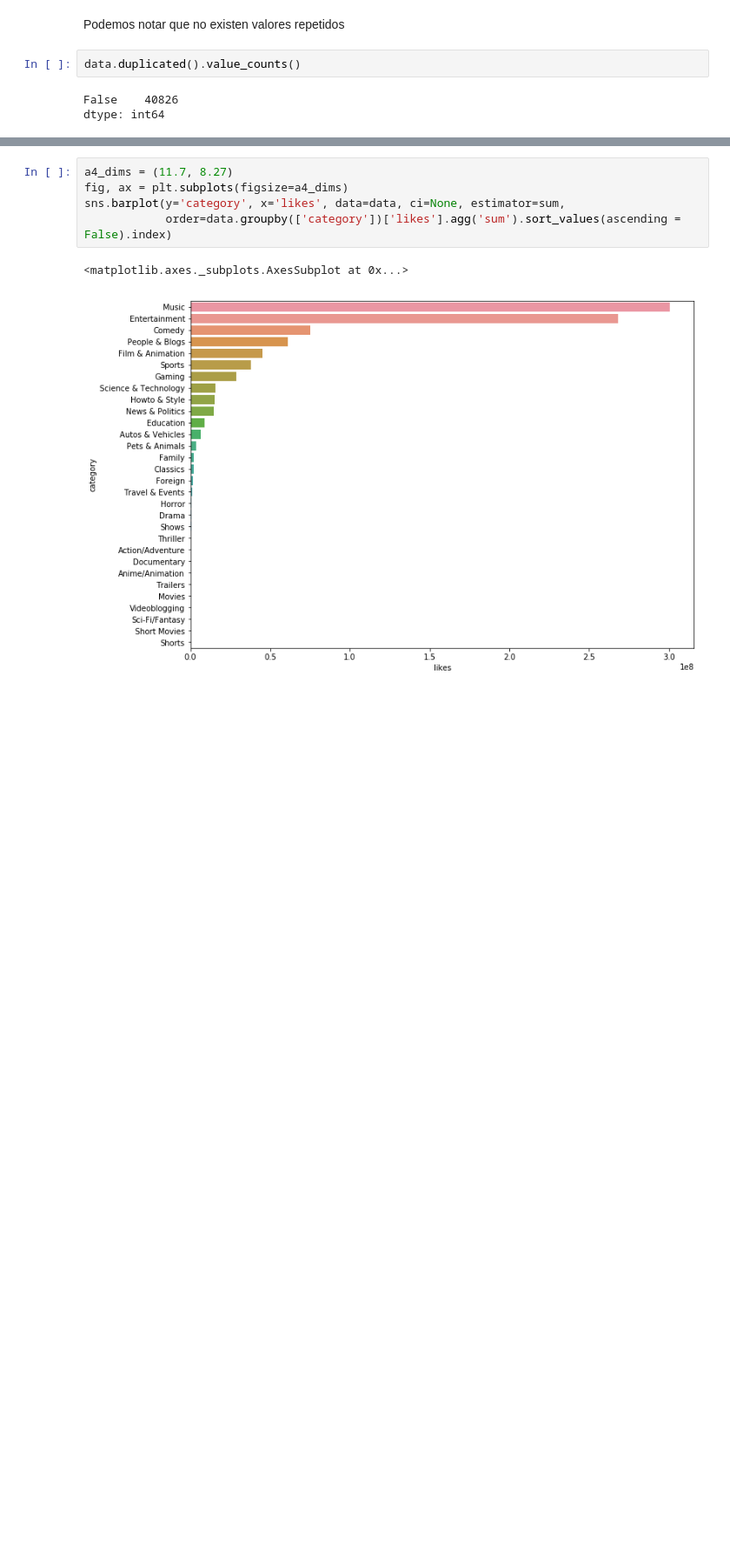
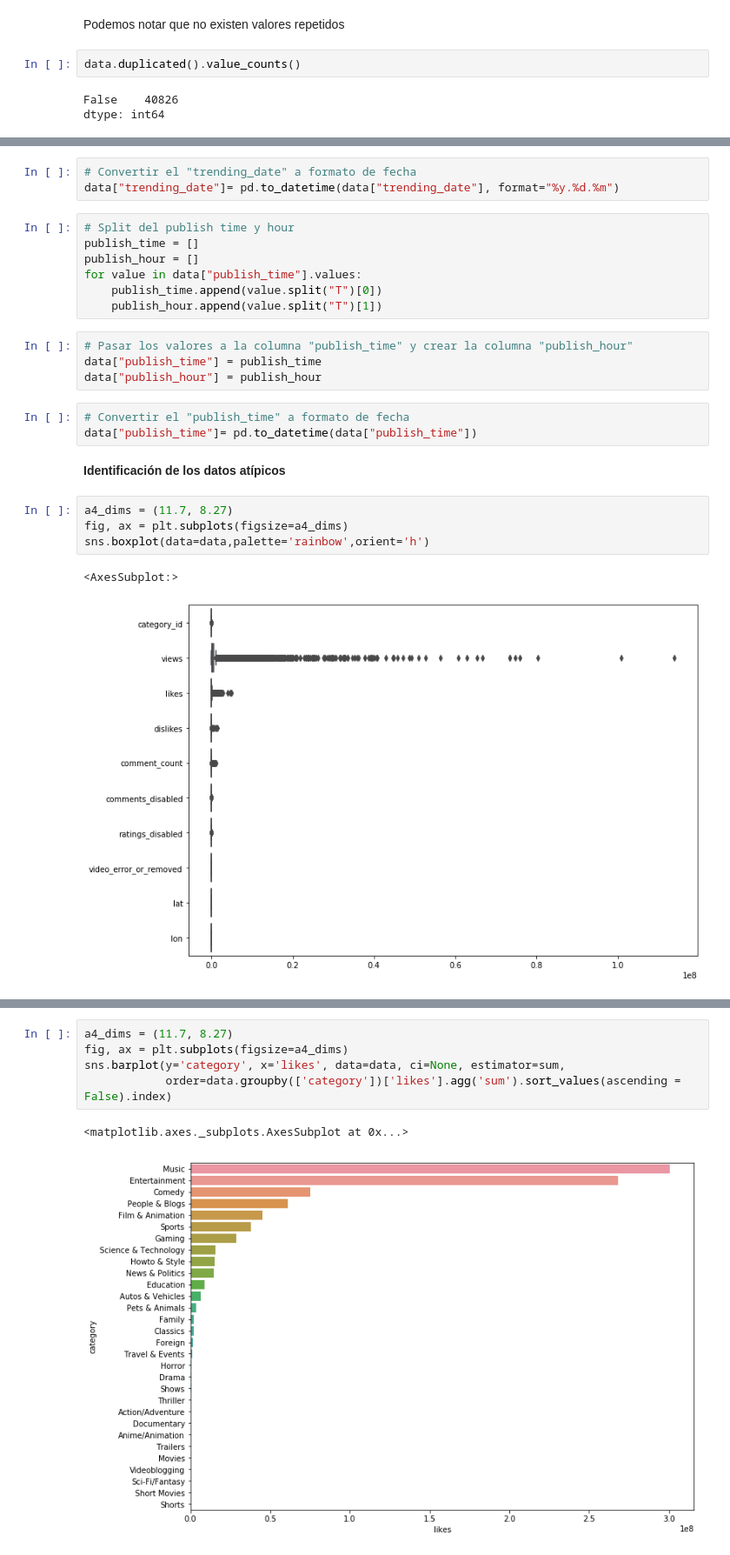
Before and after one commit to ZuxAlone/EB-2021-1-CC51, a Jupyter notebook: code/TF_code.ipynb, the cells around one changed output, grey strips where cells are left out. Shown at 87% size. Cells and saved outputs as stored; diff of their text form; blank space fills up the shorter version.

```diff
--- a/code/TF_code.ipynb
+++ b/code/TF_code.ipynb
@@ -112,0 +119,26 @@ dtype: int64
+# %%
+# Convertir el "trending_date" a formato de fecha
+data["trending_date"]= pd.to_datetime(data["trending_date"], format="%y.%d.%m")
+# %%
+# Split del publish time y hour
+publish_time = []
+publish_hour = []
+for value in data["publish_time"].values:
+    publish_time.append(value.split("T")[0])
+    publish_hour.append(value.split("T")[1])
+# %%
+# Pasar los valores a la columna "publish_time" y crear la columna "publish_hour"
+data["publish_time"] = publish_time
+data["publish_hour"] = publish_hour
+# %%
+# Convertir el "publish_time" a formato de fecha
+data["publish_time"]= pd.to_datetime(data["publish_time"])
+# %% [markdown]
+**Identificación de los datos atípicos**
+# %%
+a4_dims = (11.7, 8.27)
+fig, ax = plt.subplots(figsize=a4_dims)
+sns.boxplot(data=data,palette='rainbow',orient='h')
+# %% [output]
+<AxesSubplot:>
+[figure, added]
```
Also changed, not shown: parts of 19 cells of this notebook, 2 other files.
